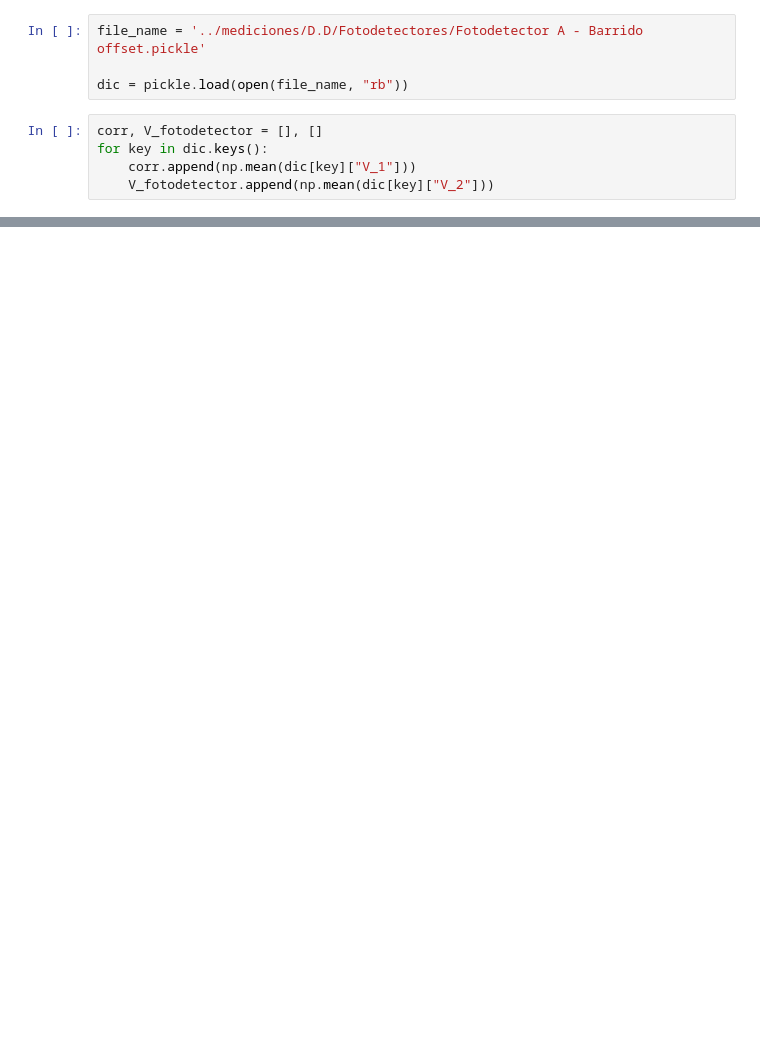
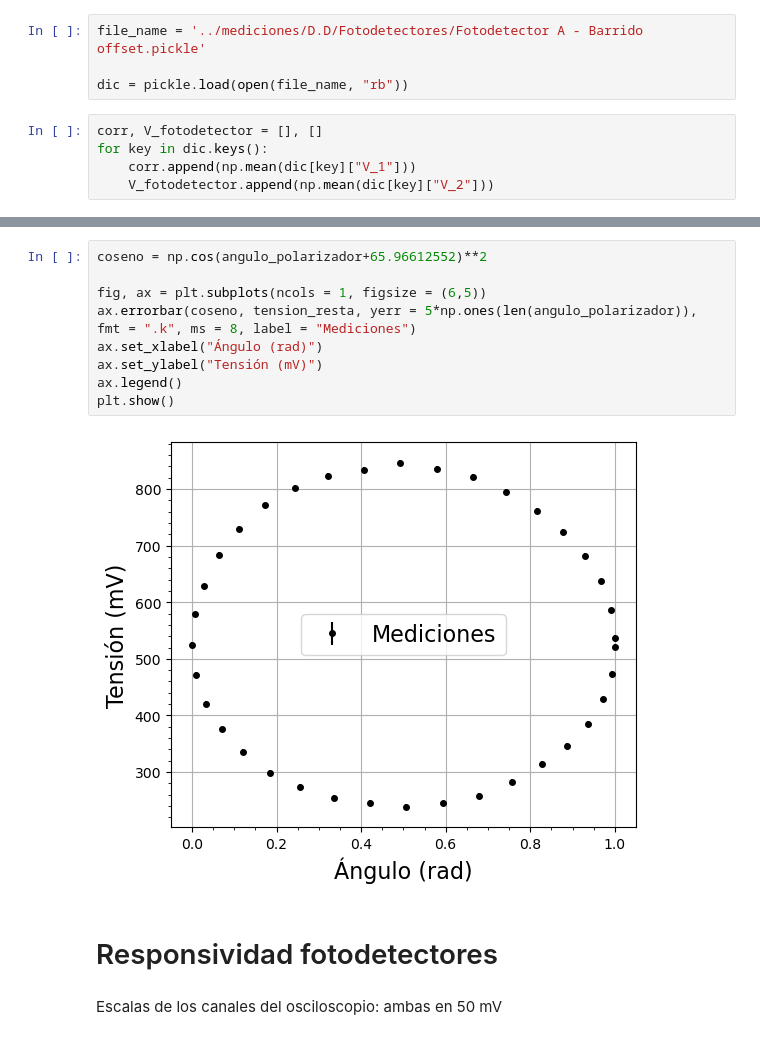
Before and after one commit to DelManuel/Magnetometro-optico, a Jupyter notebook: códigos/analisis_fotodetectores.ipynb, the cells around one changed output, grey strips where cells are left out. Cells and saved outputs as stored; diff of their text form; blank space fills up the shorter version.

```diff
--- a/códigos/analisis_fotodetectores.ipynb
+++ b/códigos/analisis_fotodetectores.ipynb
@@ -61,0 +130,15 @@ plt.show()
+# %%
+coseno = np.cos(angulo_polarizador+65.96612552)**2
+
+fig, ax = plt.subplots(ncols = 1, figsize = (6,5))
+ax.errorbar(coseno, tension_resta, yerr = 5*np.ones(len(angulo_polarizador)), fmt = ".k", ms = 8, label = "Mediciones")
+ax.set_xlabel("Ángulo (rad)")
+ax.set_ylabel("Tensión (mV)")
+ax.legend()
+plt.show()
+# %% [output]
+[figure, added]
+# %% [markdown]
+# Responsividad fotodetectores
+# %% [markdown]
+Escalas de los canales del osciloscopio: ambas en 50 mV
```
Also changed, not shown: parts of 17 cells of this notebook, 8 other files.
